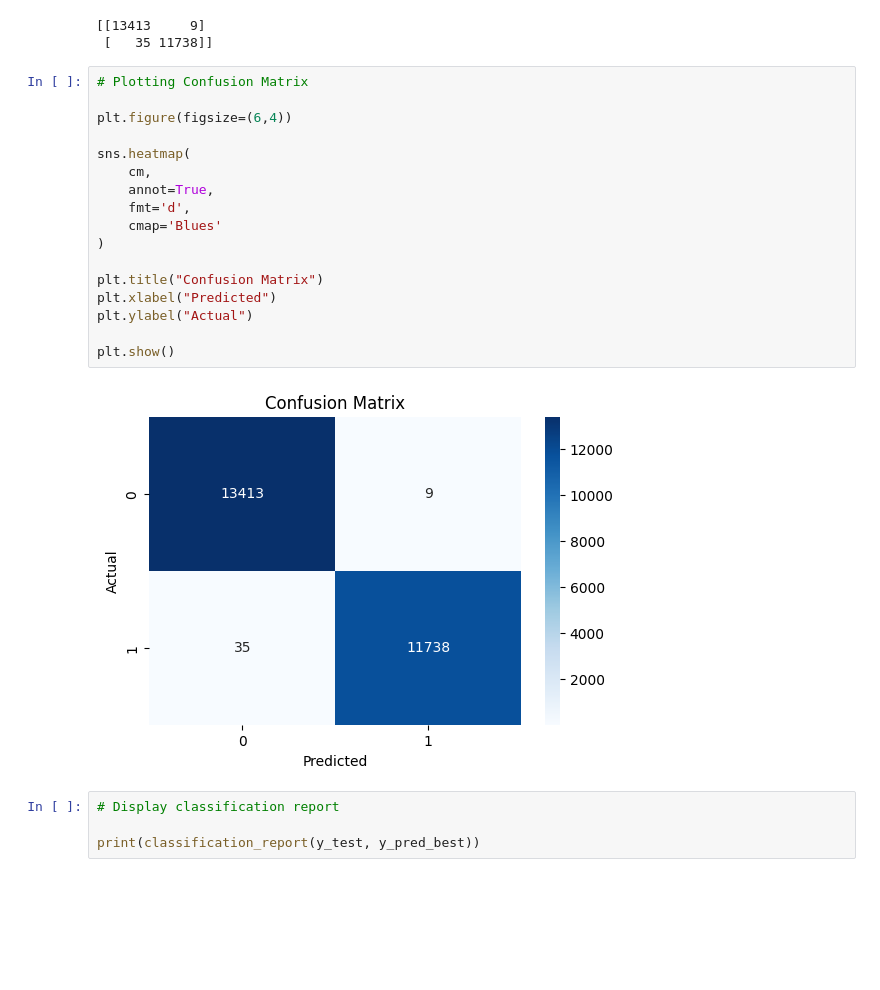
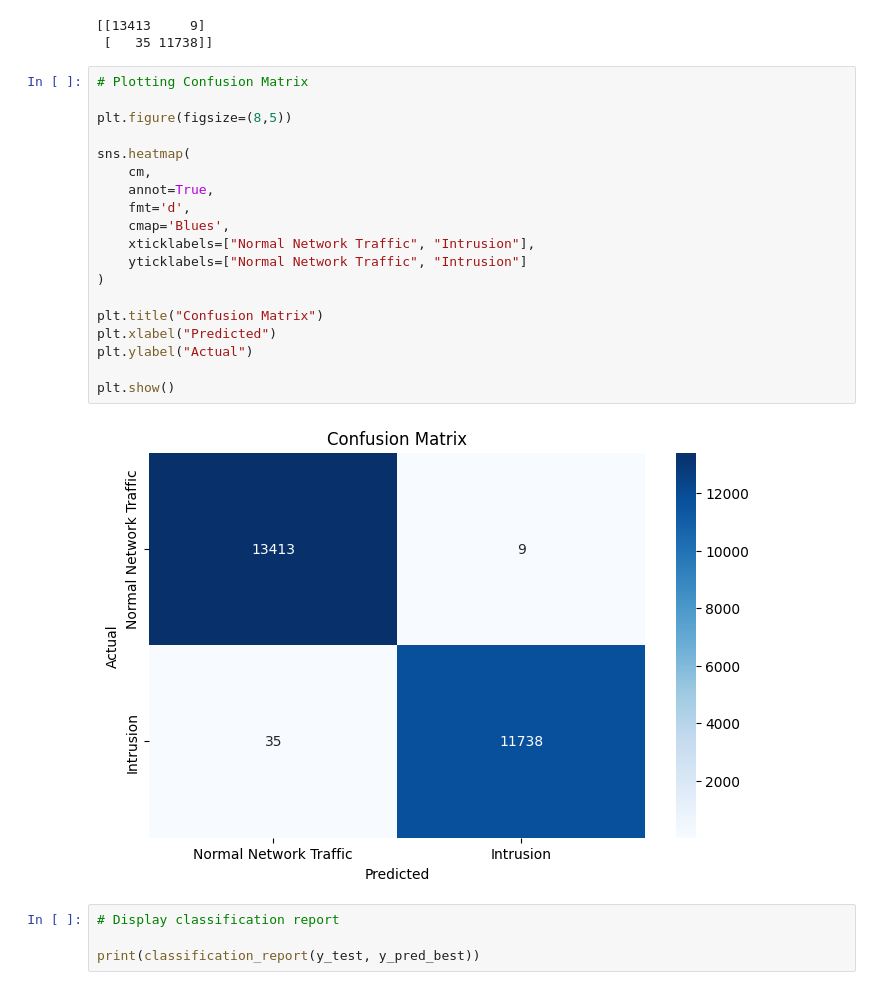
Before and after one commit to Tuhin092005/Project_2_Network_Intrusion_Detection_System_Using_Machine_Learning, a Jupyter notebook: Network_Intrusion_Detection_System.ipynb, the cells around one changed output. Cells and saved outputs as stored; diff of their text form; blank space fills up the shorter version.

```diff
--- a/Network_Intrusion_Detection_System.ipynb
+++ b/Network_Intrusion_Detection_System.ipynb
@@ -431,22 +431,24 @@ print(cm)
 # %%
 # Plotting Confusion Matrix
 
-plt.figure(figsize=(6,4))
+plt.figure(figsize=(8,5))
 
 sns.heatmap(
     cm,
     annot=True,
     fmt='d',
-    cmap='Blues'
+    cmap='Blues',
+    xticklabels=["Normal Network Traffic", "Intrusion"],
+    yticklabels=["Normal Network Traffic", "Intrusion"]
 )
 
 plt.title("Confusion Matrix")
 plt.xlabel("Predicted")
 plt.ylabel("Actual")
 
 plt.show()
 # %% [output]
-[figure, old version]
+[figure, new version]
 # %%
 # Display classification report
 
```
